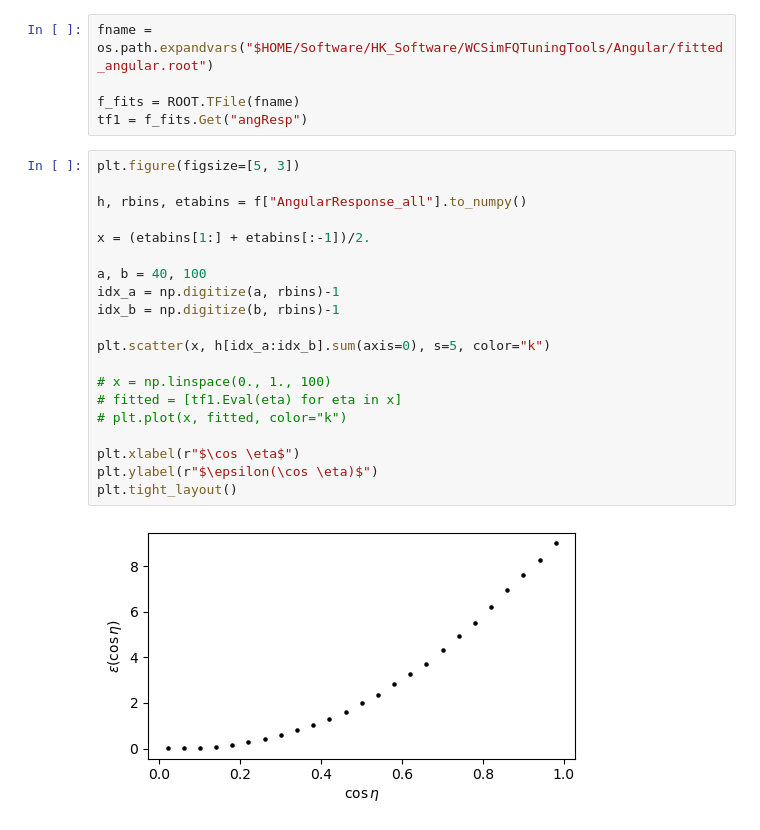
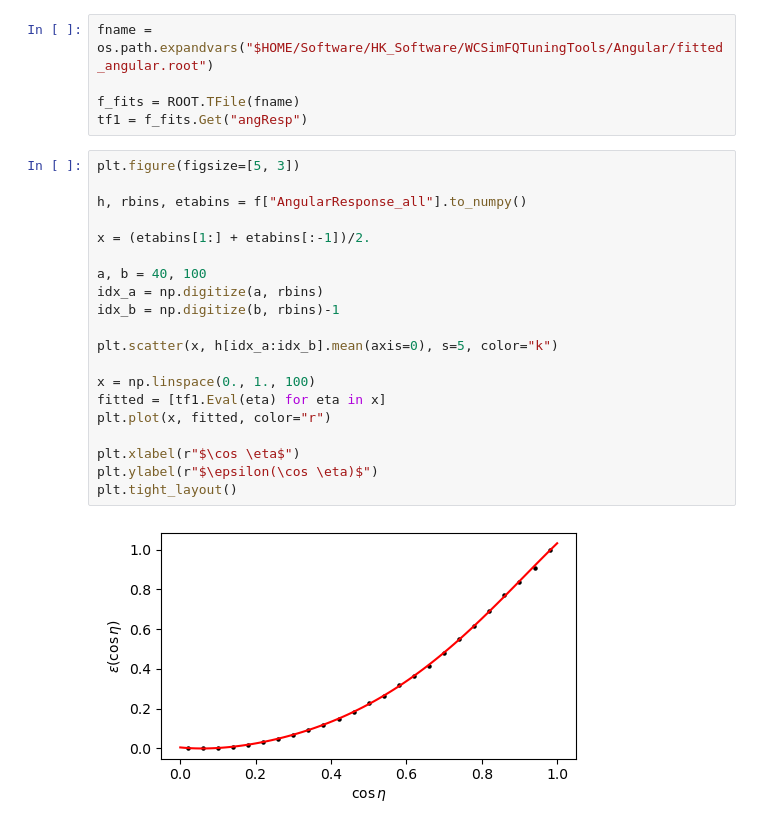
Before and after one commit to lolorestrepo/WCSimFQTuningTools, a Jupyter notebook: Angular/Analysis/angular.ipynb, the cells around one changed output. Saved outputs shown, nothing was run; the diff lists cells and outputs as text.

```diff
--- a/Angular/Analysis/angular.ipynb
+++ b/Angular/Analysis/angular.ipynb
@@ -62,22 +62,22 @@ tf1 = f_fits.Get("angResp")
 # %%
 plt.figure(figsize=[5, 3])
 
 h, rbins, etabins = f["AngularResponse_all"].to_numpy()
 
 x = (etabins[1:] + etabins[:-1])/2.
 
 a, b = 40, 100
-idx_a = np.digitize(a, rbins)-1
+idx_a = np.digitize(a, rbins)
 idx_b = np.digitize(b, rbins)-1
 
-plt.scatter(x, h[idx_a:idx_b].sum(axis=0), s=5, color="k")
+plt.scatter(x, h[idx_a:idx_b].mean(axis=0), s=5, color="k")
 
-# x = np.linspace(0., 1., 100)
-# fitted = [tf1.Eval(eta) for eta in x]
-# plt.plot(x, fitted, color="k")
+x = np.linspace(0., 1., 100)
+fitted = [tf1.Eval(eta) for eta in x]
+plt.plot(x, fitted, color="r")
 
 plt.xlabel(r"$\cos \eta$")
 plt.ylabel(r"$\epsilon(\cos \eta)$")
 plt.tight_layout()
 # %% [output]
-[figure, old version]
+[figure, new version]
```
Also changed, not shown: 2 other files.
